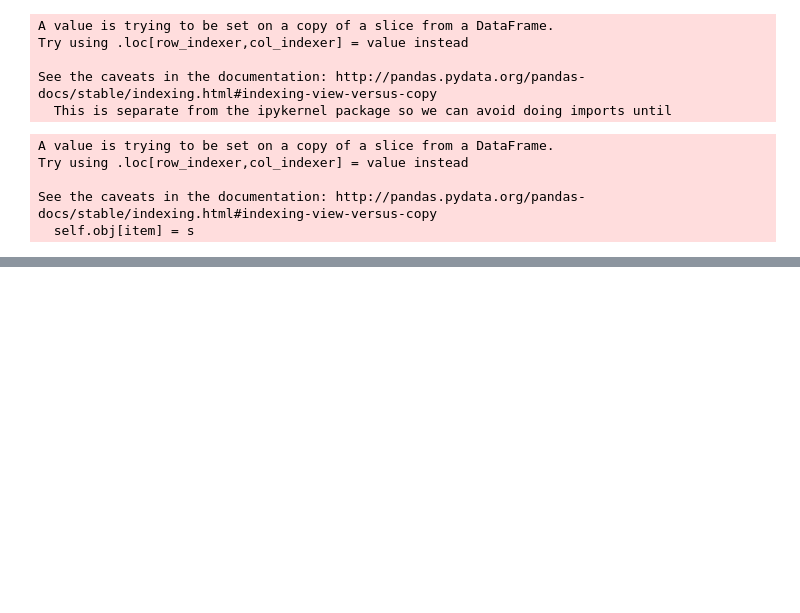
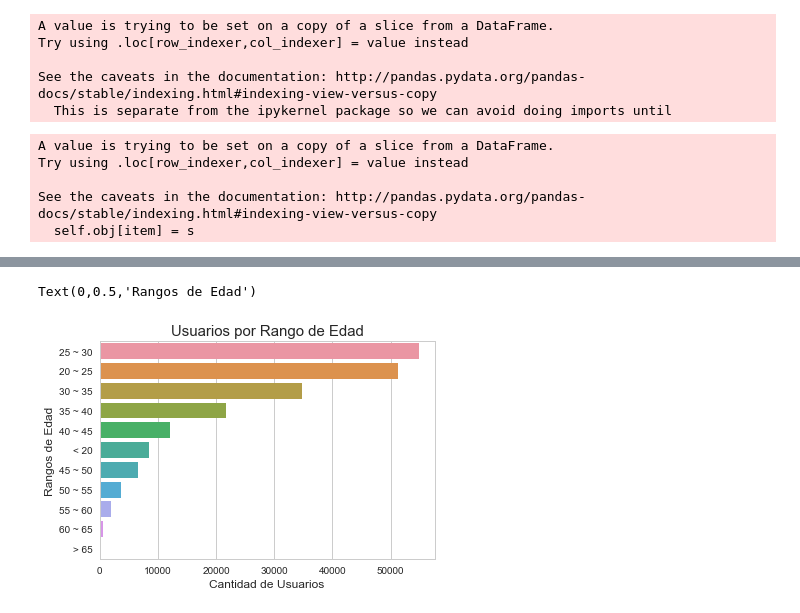
Before and after one commit to silvestriandres/BackUP, a Jupyter notebook: TrabajoPractico01_Analisis.ipynb, the cells around one changed output, grey strips where cells are left out. Cells and saved outputs as stored; diff of their text form; code cells hidden in the pictures; blank space fills up the shorter version.

```diff
--- a/TrabajoPractico01_Analisis.ipynb
+++ b/TrabajoPractico01_Analisis.ipynb
@@ -438,0 +506,4 @@ postulantes.loc[(postulantes.edad >= 40) & (postulantes.edad <= 45), 'rango_edad
+# %%
+## COMO SABEMOS TENEMOS DUPLICADOS, PRODUCTO DE LOS VARIOS TIPOS DE ESTUDIO QUE UNA
+## PERSONA PUDO HABER REALIZADO Y QUE SE INCLUYEN EN LA INFORMACIÓN DADA.
+postulantes_unicos = postulantes.drop_duplicates(subset="idpostulante", keep='first', inplace=False)
@@ -438,0 +519,10 @@ postulantes.loc[(postulantes.edad >= 40) & (postulantes.edad <= 45), 'rango_edad
+# %%
+## AHORA MOSTRAMOS LOS RANGOS DE EDAD SIN TENER POSTULANTES REPETIDOS.
+rangos_edad = postulantes_unicos['rango_edad'].value_counts()
+g = sns.barplot(x=rangos_edad.values, y=rangos_edad.index, orient='h')
+g.set_title("Usuarios por Rango de Edad", fontsize=15)
+g.set_xlabel("Cantidad de Usuarios", fontsize=12)
+g.set_ylabel("Rangos de Edad", fontsize=12)
+# %% [output]
+Text(0,0.5,'Rangos de Edad')
+[figure, added]
```
Also changed, not shown: parts of 13 cells of this notebook.
